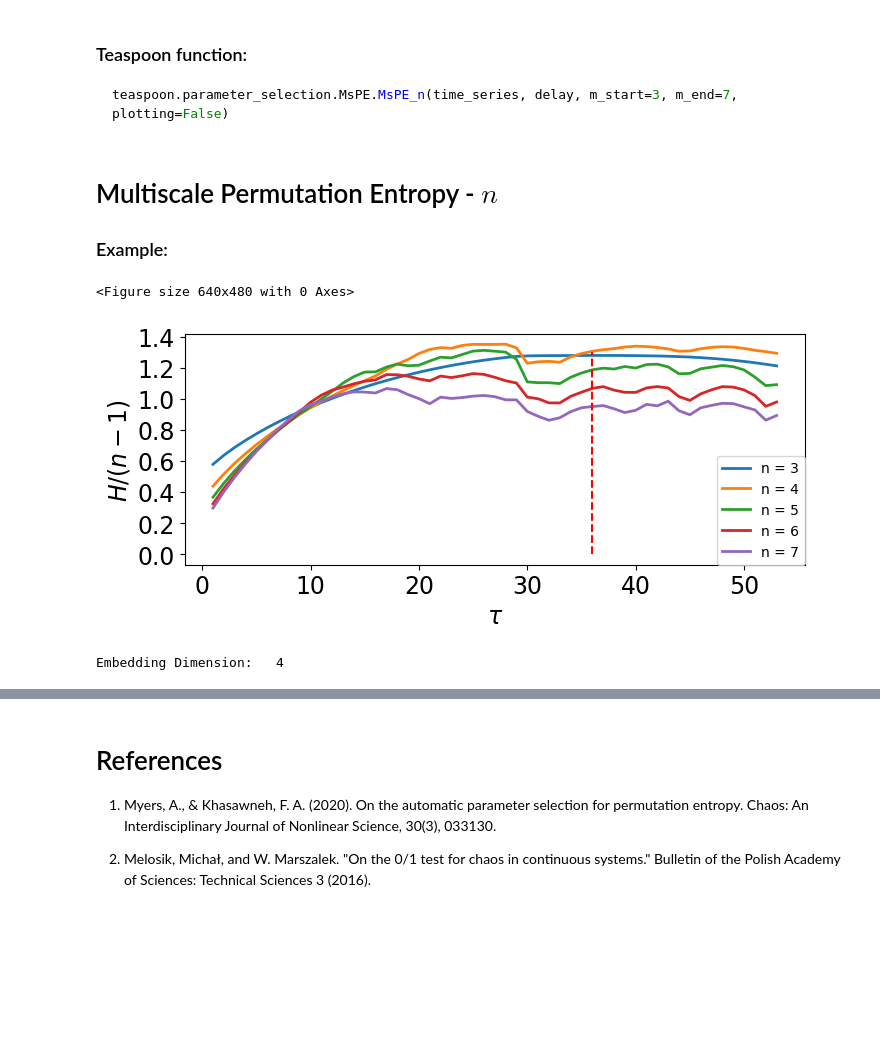
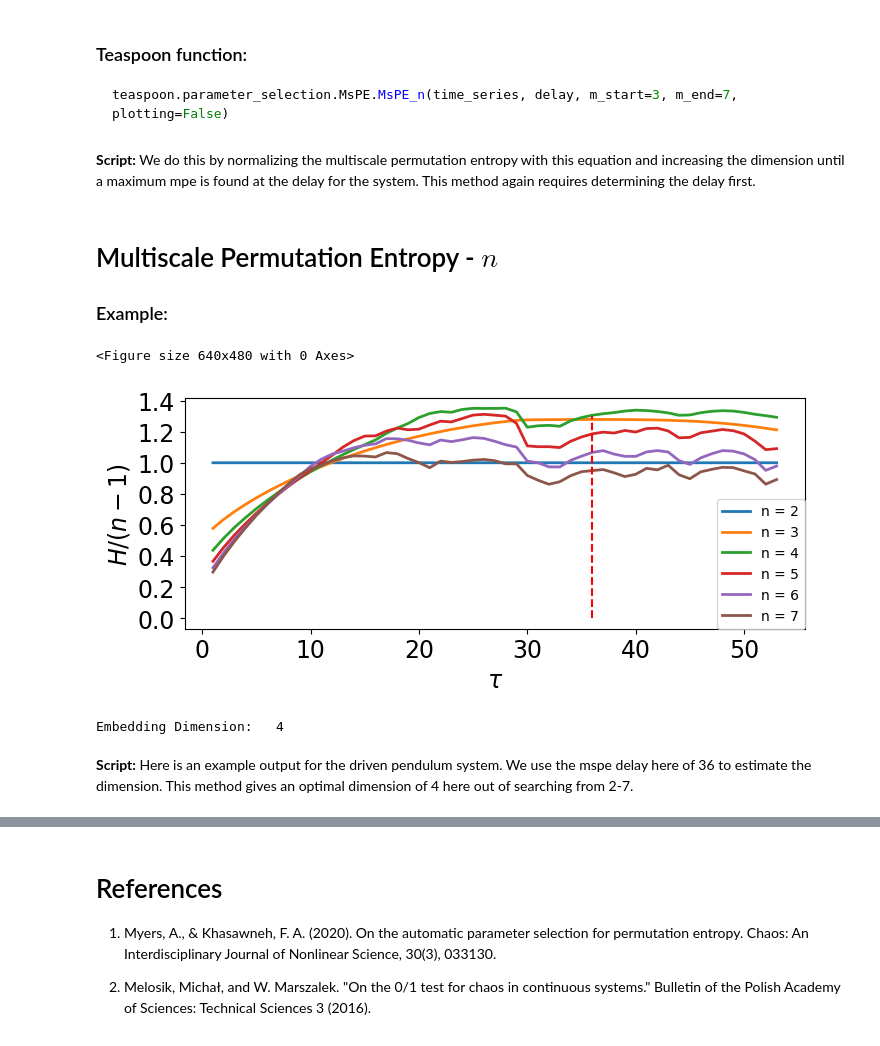
Before and after one commit to TeaspoonTDA/2023-SIAM-DS-TDA-Minitutorial, a Jupyter notebook: 2-1-Embedding.ipynb, the cells around one changed output, grey strips where cells are left out. Drawn from its saved outputs; the diff is of its cells as text; code cells hidden in the pictures; blank space fills up the shorter version.

````diff
--- a/2-1-Embedding.ipynb
+++ b/2-1-Embedding.ipynb
@@ -506,6 +609,8 @@ teaspoon.parameter_selection.FNN_n.FNN_n(ts, tau, maxDim=10, plotting=False, Rto
 ```python
 teaspoon.parameter_selection.MsPE.MsPE_n(time_series, delay, m_start=3, m_end=7, plotting=False)
 ```
+# %% [markdown]
+**Script:** We do this by normalizing the multiscale permutation entropy with this equation and increasing the dimension until a maximum mpe is found at the delay for the system. This method again requires determining the delay first.
 # %% [markdown]
 # Multiscale Permutation Entropy - $n$
 
@@ -513,15 +618,17 @@ teaspoon.parameter_selection.MsPE.MsPE_n(time_series, delay, m_start=3, m_end=7,
 # %%
 from teaspoon.parameter_selection.MsPE import MsPE_n,  MsPE_tau
 import teaspoon.MakeData.DynSysLib.DynSysLib as DSL
 t, ts = DSL.DynamicSystems('driven_pendulum', 'periodic')
 
 tau = int(MsPE_tau(ts[0], plotting = False))
-n = MsPE_n(ts[0], tau, 3, 7, plotting = True)
+n = MsPE_n(ts[0], tau, 2, 7, plotting = True)
 print('Embedding Dimension:   '+str(n))
 # %% [output]
 <Figure size 640x480 with 0 Axes>
-[figure, old version]
+[figure, new version]
 Embedding Dimension:   4
+# %% [markdown]
+**Script:** Here is an example output for the driven pendulum system. We use the mspe delay here of 36 to estimate the dimension. This method gives an optimal dimension of 4 here out of searching from 2-7.
 # %% [markdown]
 # You try it
 
````
Also changed, not shown: parts of 46 cells of this notebook, 1 other file.
